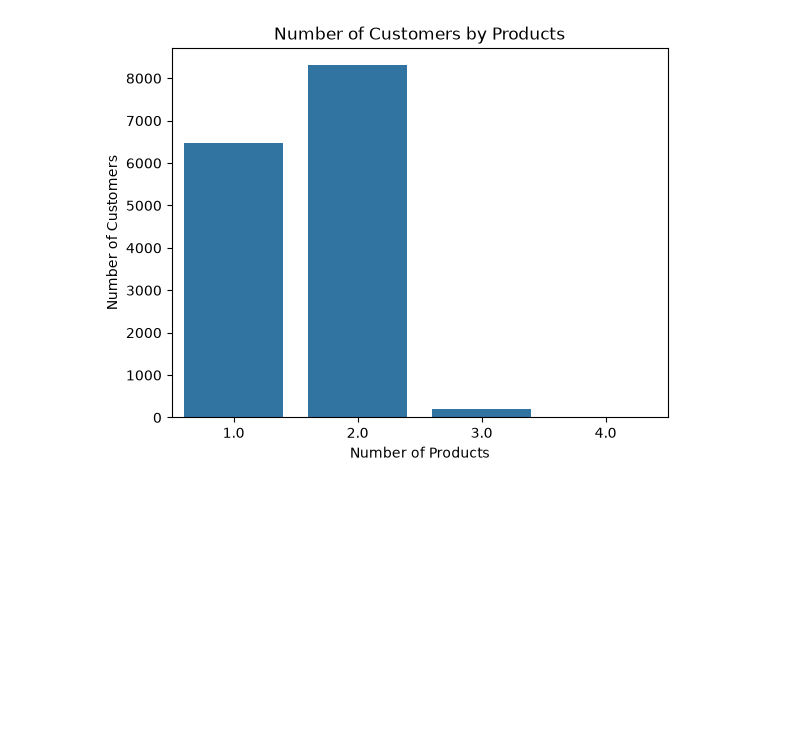
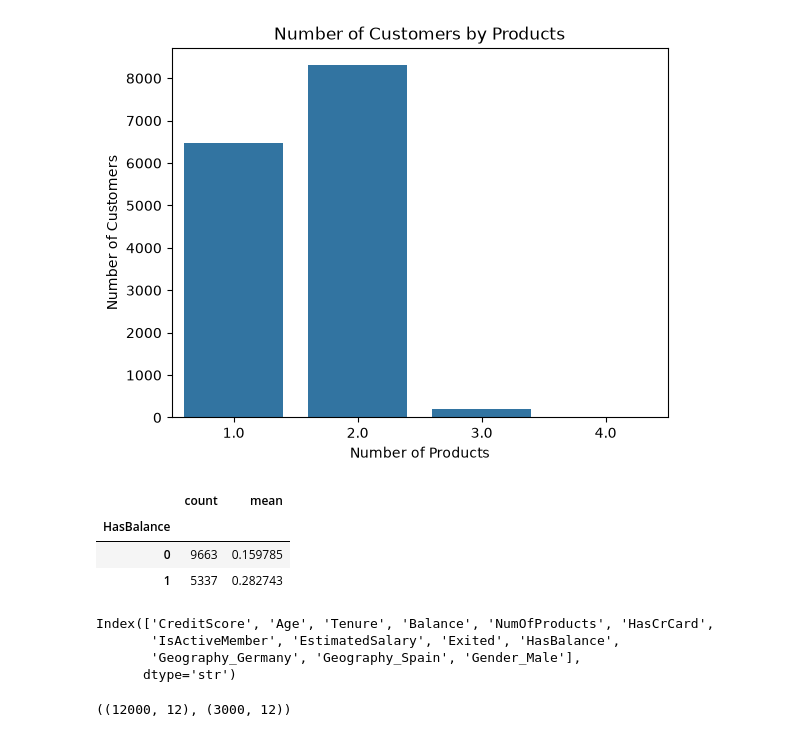
Before and after one commit to abderrazzakchafi/bank-customer-churn-prediction, a Jupyter notebook: bank_churn_prediction.ipynb, the cells around one changed output. Cells and saved outputs as stored; diff of their text form; code cells hidden in the pictures; blank space fills up the shorter version.

```diff
--- a/bank_churn_prediction.ipynb
+++ b/bank_churn_prediction.ipynb
@@ -222,3 +229,13 @@ plt.ylabel('Number of Customers')
 plt.show()
 # %% [output]
 [figure]
+# %%
+train_set['HasBalance'] = (train_set['Balance'] > 0).astype(int)
+test_set['HasBalance'] = (test_set['Balance'] > 0).astype(int)
+# %%
+train_set.groupby('HasBalance')['Exited'].agg(['count', 'mean'])
+# %% [output]
+|  | count | mean |
+| HasBalance |  |  |
+| 0 | 9663 | 0.159785 |
+| 1 | 5337 | 0.282743 |
@@ -224,0 +245,7 @@ plt.show()
+# %%
+train_set.columns
+# %% [output]
+Index(['CreditScore', 'Age', 'Tenure', 'Balance', 'NumOfProducts', 'HasCrCard',
+       'IsActiveMember', 'EstimatedSalary', 'Exited', 'HasBalance',
+       'Geography_Germany', 'Geography_Spain', 'Gender_Male'],
+      dtype='str')
@@ -224,0 +260,4 @@ plt.show()
+# %%
+X_train.shape, X_val.shape
+# %% [output]
+((12000, 12), (3000, 12))
```
Also changed, not shown: parts of 8 cells of this notebook.
